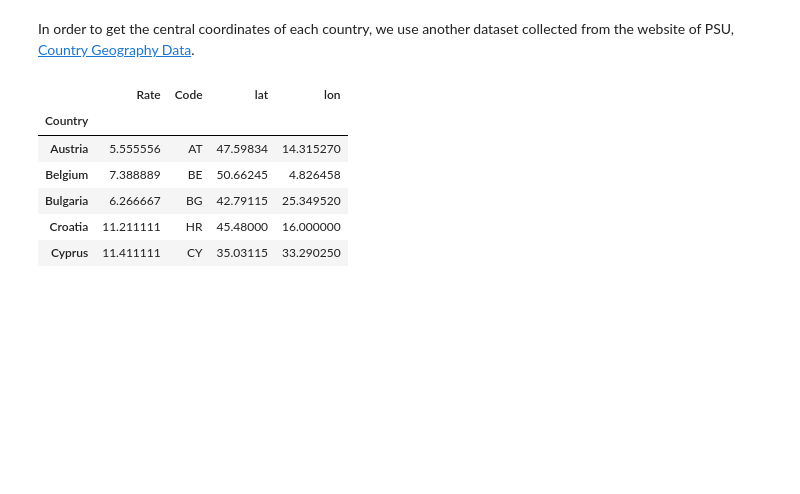
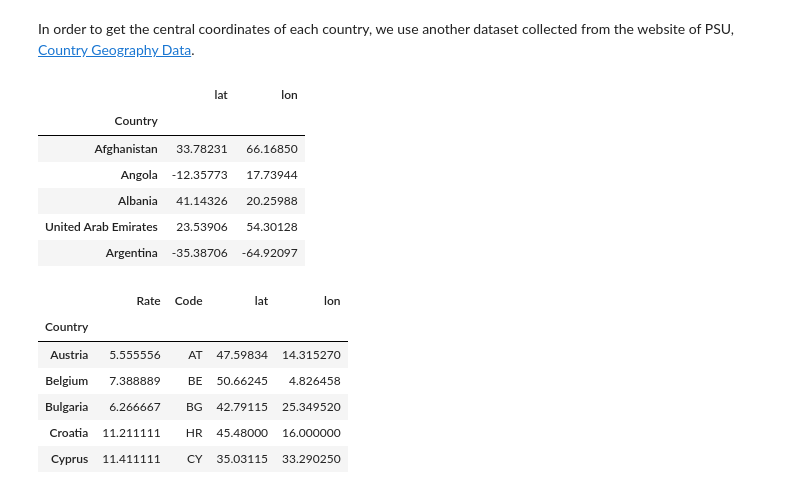
Before and after one commit to xiangzhemeng/EPFL-Applied-Data-Analysis-2017, a Jupyter notebook: Homework 3 - Interactive Data Visualization/HW3 Interactive Data Visualization.ipynb, the cells around one changed output. Drawn from its saved outputs; the diff is of its cells as text; code cells hidden in the pictures; blank space fills up the shorter version.

```diff
--- a/Homework 3 - Interactive Data Visualization/HW3 Interactive Data Visualization.ipynb
+++ b/Homework 3 - Interactive Data Visualization/HW3 Interactive Data Visualization.ipynb
@@ -118,6 +118,16 @@ country_geo_raw = pd.read_csv(country_geo_data_path)
 country_cen_geo = country_geo_raw[['country','cen_lat','cen_lon']]
 country_cen_geo.columns = ['Country', 'lat', 'lon']
 country_cen_geo = country_cen_geo.set_index('Country')
+# %%
+country_cen_geo.head()
+# %% [output]
+|  | lat | lon |
+| Country |  |  |
+| Afghanistan | 33.78231 | 66.16850 |
+| Angola | -12.35773 | 17.73944 |
+| Albania | 41.14326 | 20.25988 |
+| United Arab Emirates | 23.53906 | 54.30128 |
+| Argentina | -35.38706 | -64.92097 |
 # %%
 euro_unem_rate_code_geo = pd.merge(euro_unem_rate_code, country_cen_geo,left_index=True,right_index=True,how='left')
 # Modifiy a little bit
```
Also changed, not shown: parts of 12 cells of this notebook, 1 other file.
